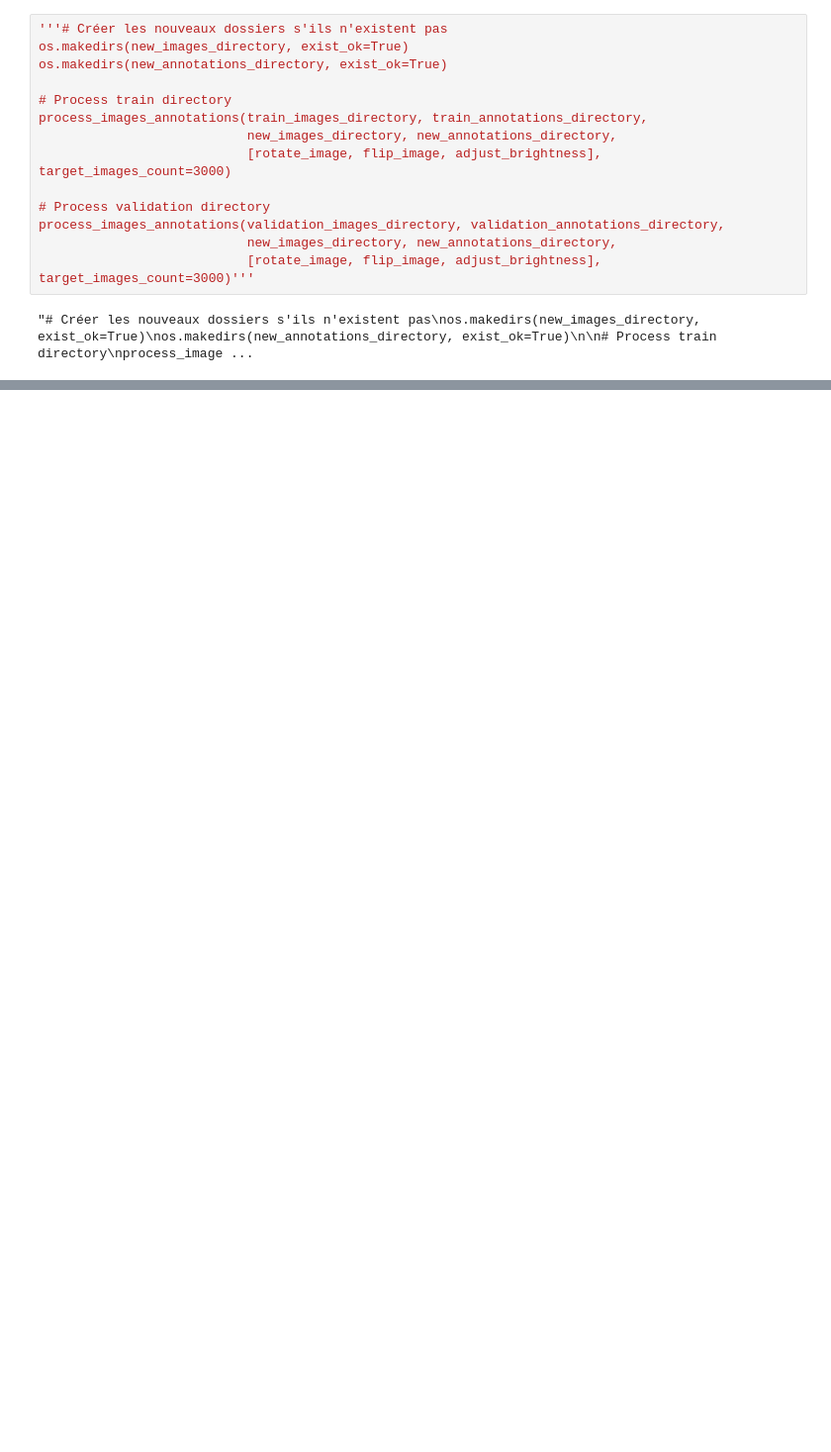
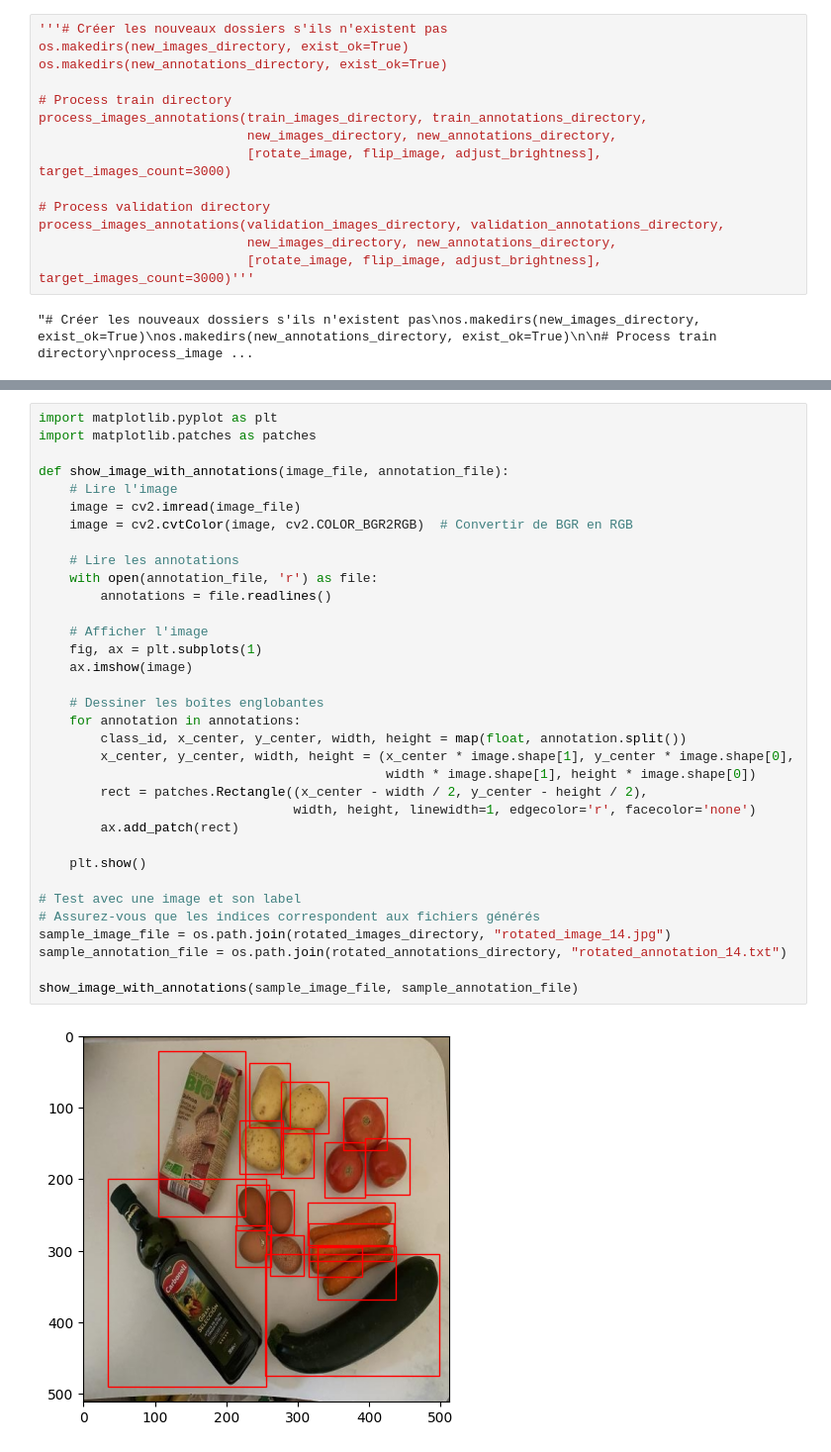
Before and after one commit to monsieurgoodmood/EpicureAi, a Jupyter notebook: Test generate image.ipynb, the cells around one changed output, grey strips where cells are left out. Shown: that part at 99% size. Drawn from its saved outputs; the diff is of its cells as text; blank space fills up the shorter version.

```diff
--- a/Test generate image.ipynb
+++ b/Test generate image.ipynb
@@ -202,0 +280,36 @@ show_image_with_annotations(sample_image_file, sample_annotation_file)
+# %%
+import matplotlib.pyplot as plt
+import matplotlib.patches as patches
+
+def show_image_with_annotations(image_file, annotation_file):
+    # Lire l'image
+    image = cv2.imread(image_file)
+    image = cv2.cvtColor(image, cv2.COLOR_BGR2RGB)  # Convertir de BGR en RGB
+
+    # Lire les annotations
+    with open(annotation_file, 'r') as file:
+        annotations = file.readlines()
+
+    # Afficher l'image
+    fig, ax = plt.subplots(1)
+    ax.imshow(image)
+
+    # Dessiner les boîtes englobantes
+    for annotation in annotations:
+        class_id, x_center, y_center, width, height = map(float, annotation.split())
+        x_center, y_center, width, height = (x_center * image.shape[1], y_center * image.shape[0],
+                                             width * image.shape[1], height * image.shape[0])
+        rect = patches.Rectangle((x_center - width / 2, y_center - height / 2),
+                                 width, height, linewidth=1, edgecolor='r', facecolor='none')
+        ax.add_patch(rect)
+
+    plt.show()
+
+# Test avec une image et son label
+# Assurez-vous que les indices correspondent aux fichiers générés
+sample_image_file = os.path.join(rotated_images_directory, "rotated_image_14.jpg")
+sample_annotation_file = os.path.join(rotated_annotations_directory, "rotated_annotation_14.txt")
+
+show_image_with_annotations(sample_image_file, sample_annotation_file)
+# %% [output]
+[figure, added]
```
Also changed, not shown: parts of 16 cells of this notebook, 1 other file.
